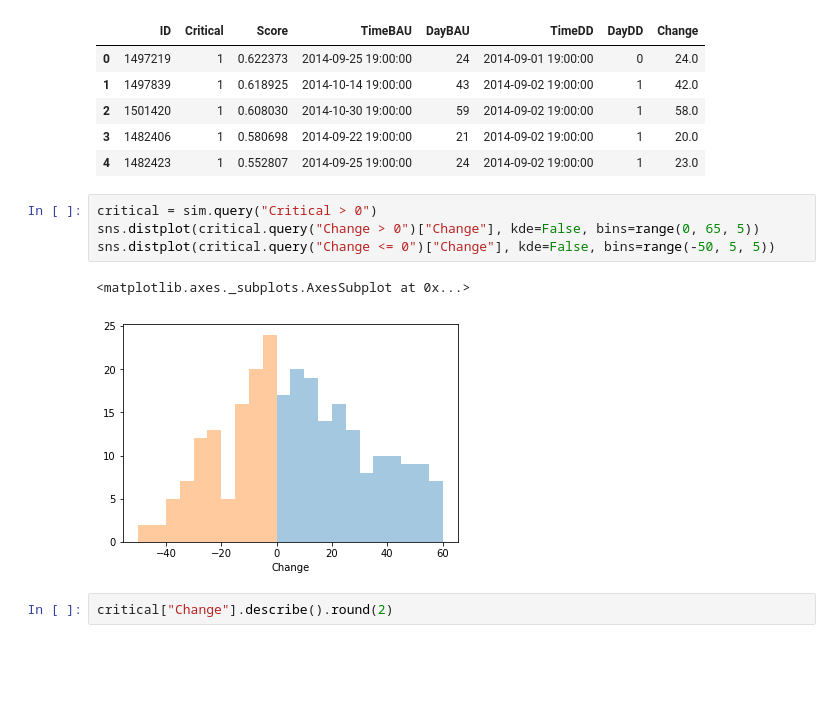
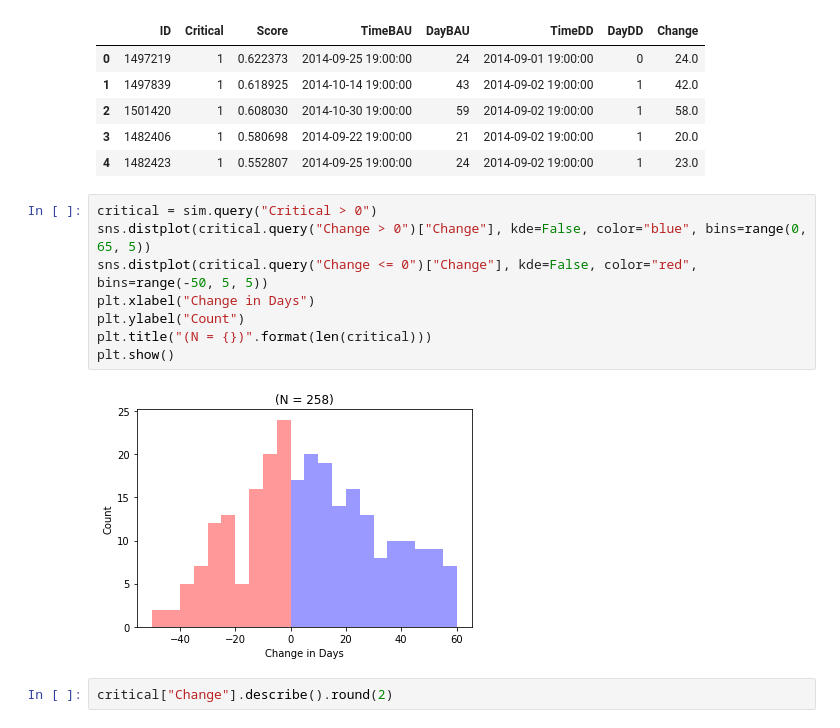
Before and after one commit to vingkan/foodinspectionforecasting, a Jupyter notebook: IIT/10_data_exploration.ipynb, the cells around one changed output. Drawn from its saved outputs; the diff is of its cells as text; blank space fills up the shorter version.

```diff
--- a/IIT/10_data_exploration.ipynb
+++ b/IIT/10_data_exploration.ipynb
@@ -248,11 +262,14 @@ sim.head()
 | 4 | 1482423 | 1 | 0.552807 | 2014-09-25 19:00:00 | 24 | 2014-09-02 19:00:00 | 1 | 23.0 |
 # %%
 critical = sim.query("Critical > 0")
-sns.distplot(critical.query("Change > 0")["Change"], kde=False, bins=range(0, 65, 5))
-sns.distplot(critical.query("Change <= 0")["Change"], kde=False, bins=range(-50, 5, 5))
+sns.distplot(critical.query("Change > 0")["Change"], kde=False, color="blue", bins=range(0, 65, 5))
+sns.distplot(critical.query("Change <= 0")["Change"], kde=False, color="red", bins=range(-50, 5, 5))
+plt.xlabel("Change in Days")
+plt.ylabel("Count")
+plt.title("(N = {})".format(len(critical)))
+plt.show()
 # %% [output]
-<matplotlib.axes._subplots.AxesSubplot at 0x...>
-[figure, old version]
+[figure, new version]
 # %%
 critical["Change"].describe().round(2)
 # %% [output]
```
Also changed, not shown: parts of 15 cells of this notebook.
